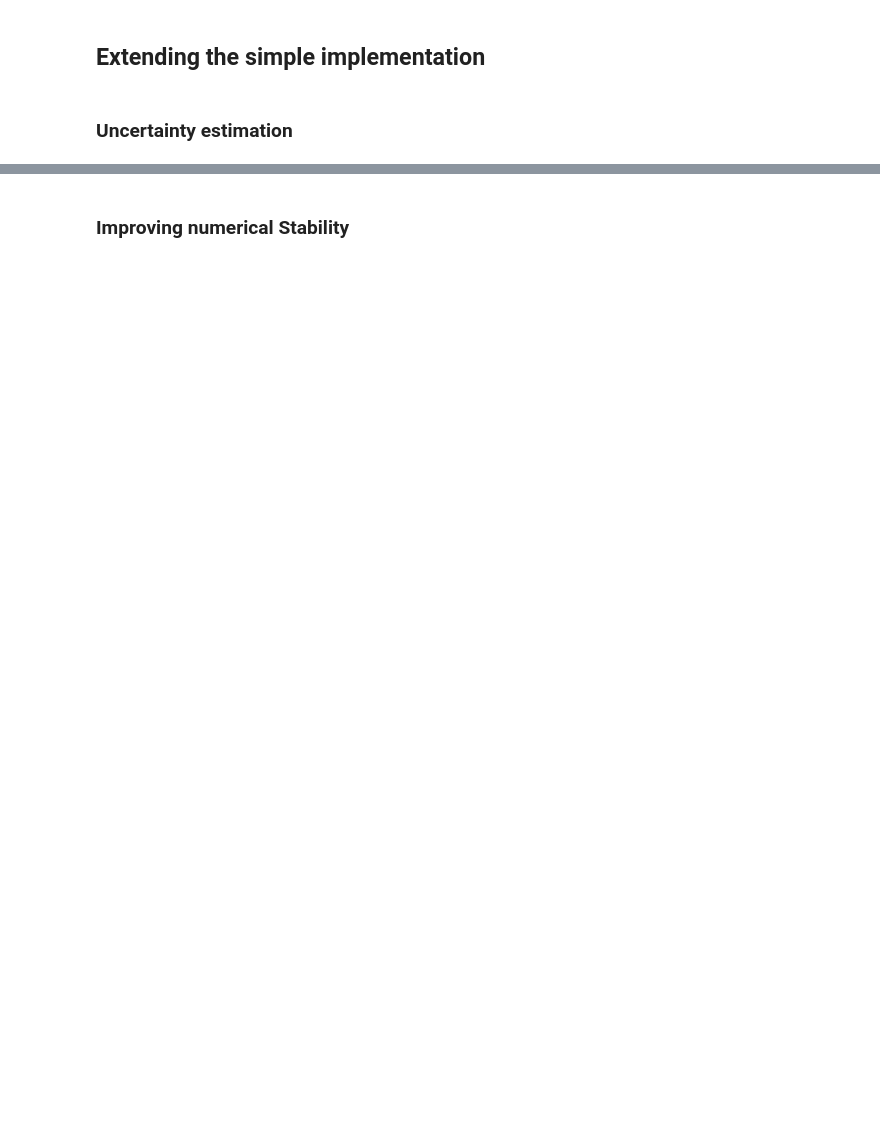
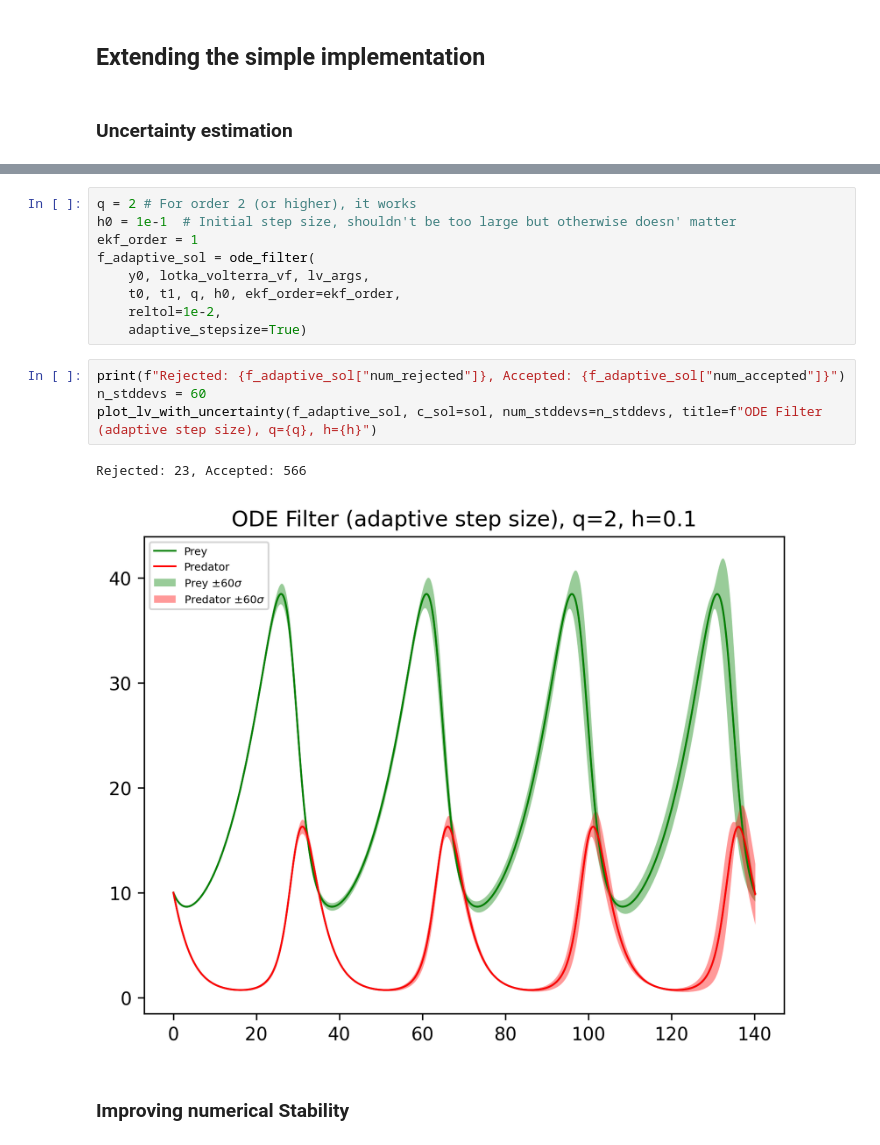
Before and after one commit to ClimatePDE/physics-informed-machine-learning, a Jupyter notebook: ode-filter/probabilistic_ode_solver.ipynb, the cells around one changed output, grey strips where cells are left out. Saved outputs shown, nothing was run; the diff lists cells and outputs as text; blank space fills up the shorter version.

```diff
--- a/ode-filter/probabilistic_ode_solver.ipynb
+++ b/ode-filter/probabilistic_ode_solver.ipynb
@@ -896,2 +1100,18 @@ SyntaxError: unexpected character after line continuation character (4268273525.
+# %%
+q = 2 # For order 2 (or higher), it works
+h0 = 1e-1  # Initial step size, shouldn't be too large but otherwise doesn' matter
+ekf_order = 1
+f_adaptive_sol = ode_filter(
+    y0, lotka_volterra_vf, lv_args,
+    t0, t1, q, h0, ekf_order=ekf_order,
+    reltol=1e-2,
+    adaptive_stepsize=True)
+# %%
+print(f"Rejected: {f_adaptive_sol["num_rejected"]}, Accepted: {f_adaptive_sol["num_accepted"]}")
+n_stddevs = 60
+plot_lv_with_uncertainty(f_adaptive_sol, c_sol=sol, num_stddevs=n_stddevs, title=f"ODE Filter (adaptive step size), q={q}, h={h}")
+# %% [output]
+Rejected: 23, Accepted: 566
+[figure, added]
 # %% [markdown]
 ### Improving numerical Stability
```
Also changed, not shown: parts of 54 cells of this notebook, 1 other file.
